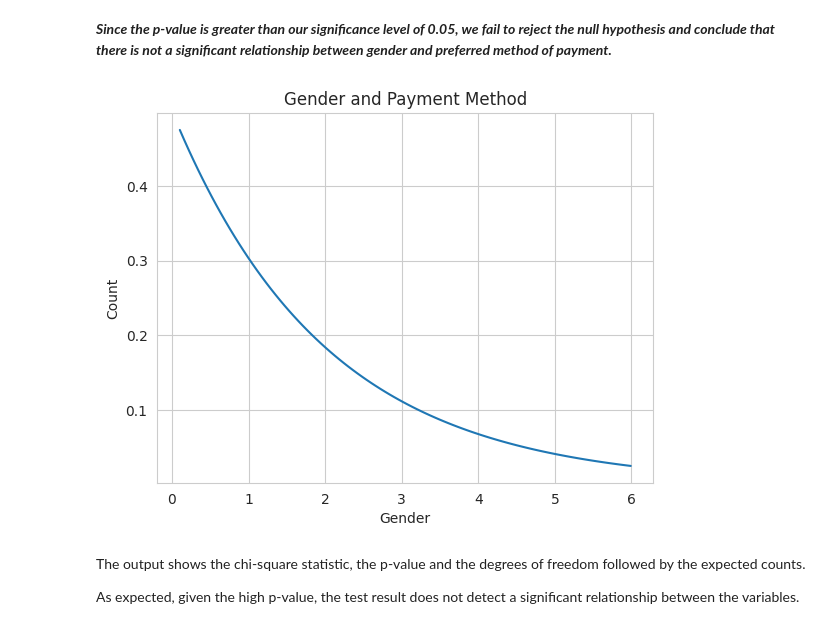
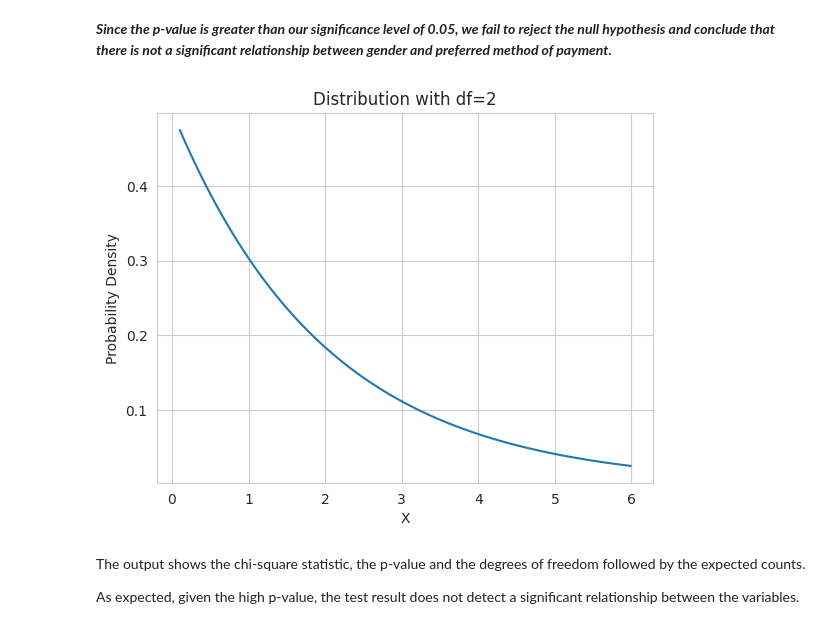
Before and after one commit to coraline1111/Lab-work-Saturday, a Jupyter notebook: Mini_project_chi_square_test.ipynb, the cells around one changed output. Drawn from its saved outputs; the diff is of its cells as text; code cells hidden in the pictures.

```diff
--- a/Mini_project_chi_square_test.ipynb
+++ b/Mini_project_chi_square_test.ipynb
@@ -93,29 +93,29 @@ P-value: 0.8481
 # %%
 # Set random seed for reproducibility
 np.random.seed(123)
 
 # Define degrees of freedom and sample size
 dof = 2
 n = 500
 
 # Generate chi-square distributed data
 sample = np.random.chisquare(dof, size=n)
 
 # Calculate the x-axis values for the plot
 x = np.linspace(chi2.ppf(0.05, dof), chi2.ppf(0.95, dof), 100)
 
 # Calculate the chi-square distribution PDF
 pdf = chi2.pdf(x, dof)
 
 # Plot the chi-square distribution
 sns.set_style('whitegrid')
 plt.plot(x, pdf)
-plt.title('Gender and Payment Method')
-plt.xlabel('Gender')
-plt.ylabel('Count')
+plt.title('Distribution with df=2')
+plt.xlabel('X')
+plt.ylabel('Probability Density')
 plt.show()
 # %% [output]
-[figure, old version]
+[figure, new version]
 # %% [markdown]
 The output shows the chi-square statistic, the p-value and the degrees of freedom followed by the expected counts.
 
```
Also changed, not shown: parts of 2 cells of this notebook.
